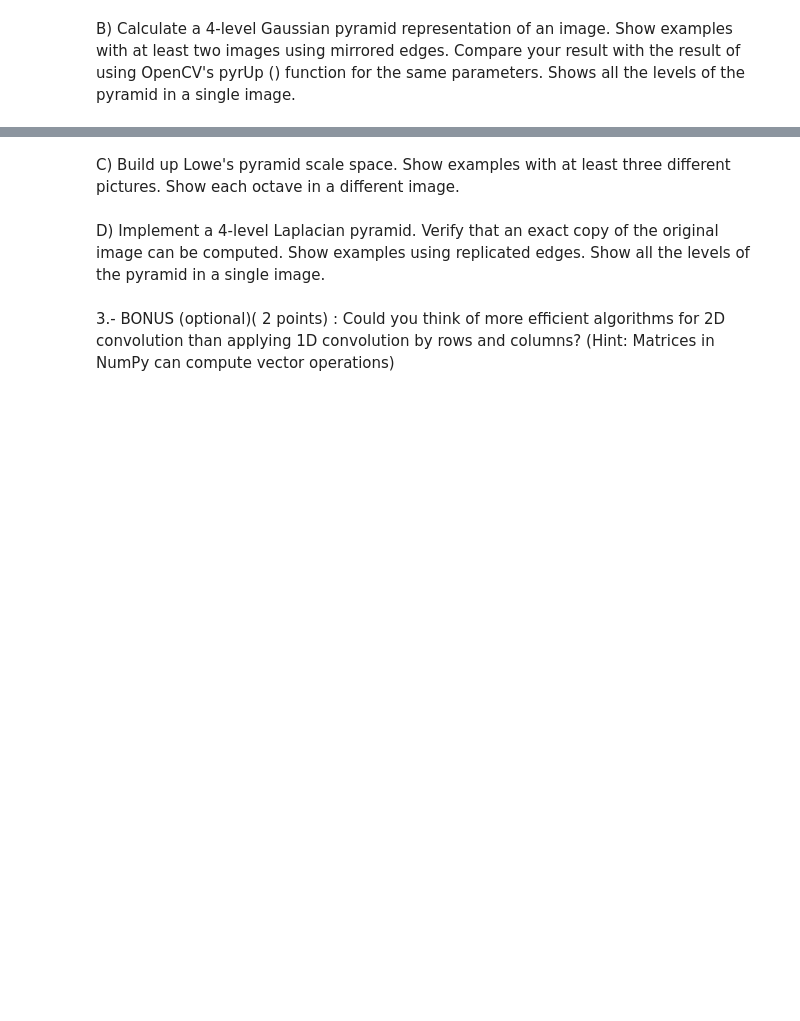
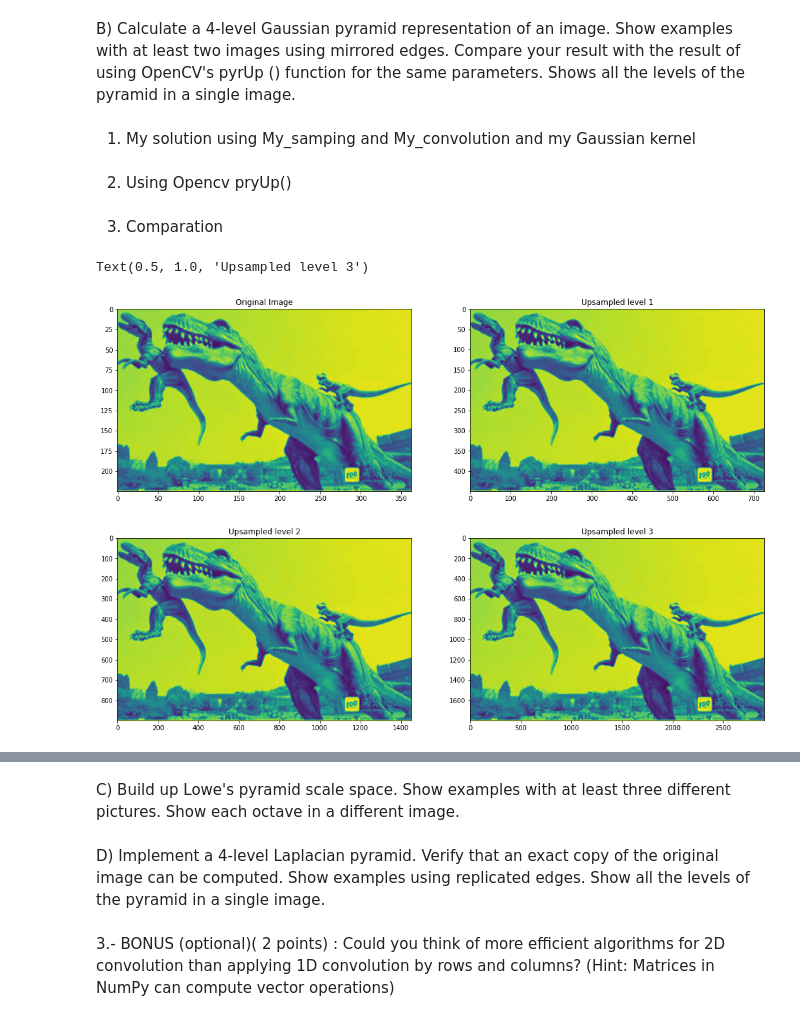
Before and after one commit to RoseSarlake/Computer-Vision, a Jupyter notebook: CV_Assignment1.ipynb, the cells around one changed output, grey strips where cells are left out. Saved outputs shown, nothing was run; the diff lists cells and outputs as text; code cells hidden in the pictures; blank space fills up the shorter version.

```diff
--- a/CV_Assignment1.ipynb
+++ b/CV_Assignment1.ipynb
@@ -367,2 +384,14 @@ A) Sampling an image with factors 2n
 # %% [markdown]
 B) Calculate a 4-level Gaussian pyramid representation of an image. Show examples with at least two images using mirrored edges. Compare your result with the result of using OpenCV's pyrUp () function for the same parameters. Shows all the levels of the pyramid in a single image.
+# %% [markdown]
+1. My solution using My_samping and My_convolution and my Gaussian kernel
+# %%
+def My_pyrm(img,time):
+  imgset = [img]
+  for i in range(0,time):
+    tem = My_convolve2D(img,k4_g_my,padding=2)
+    new = My_sampling(img,i+1)
+    imgset.append(new)
+  return imgset
+# %% [markdown]
+2. Using Opencv pryUp()
@@ -368,0 +405,23 @@ B) Calculate a 4-level Gaussian pyramid representation of an image. Show example
+# %% [markdown]
+3. Comparation
+# %%
+img2b = cv2.cvtColor(img2a,cv2.COLOR_BGR2GRAY)
+img2b_my = My_pyrm(img2b,4)
+
+plt.figure(figsize=(18,12))
+plt.subplot(221)
+plt.imshow(img2b_my[0])
+plt.title('Original Image')
+
+plt.subplot(222)
+plt.imshow(img2b_my[1])
+plt.title('Upsampled level 1')
+plt.subplot(223)
+plt.imshow(img2b_my[2])
+plt.title('Upsampled level 2')
+plt.subplot(224)
+plt.imshow(img2b_my[3])
+plt.title('Upsampled level 3')
+# %% [output]
+Text(0.5, 1.0, 'Upsampled level 3')
+[figure, added]
```
Also changed, not shown: parts of 6 cells of this notebook.
